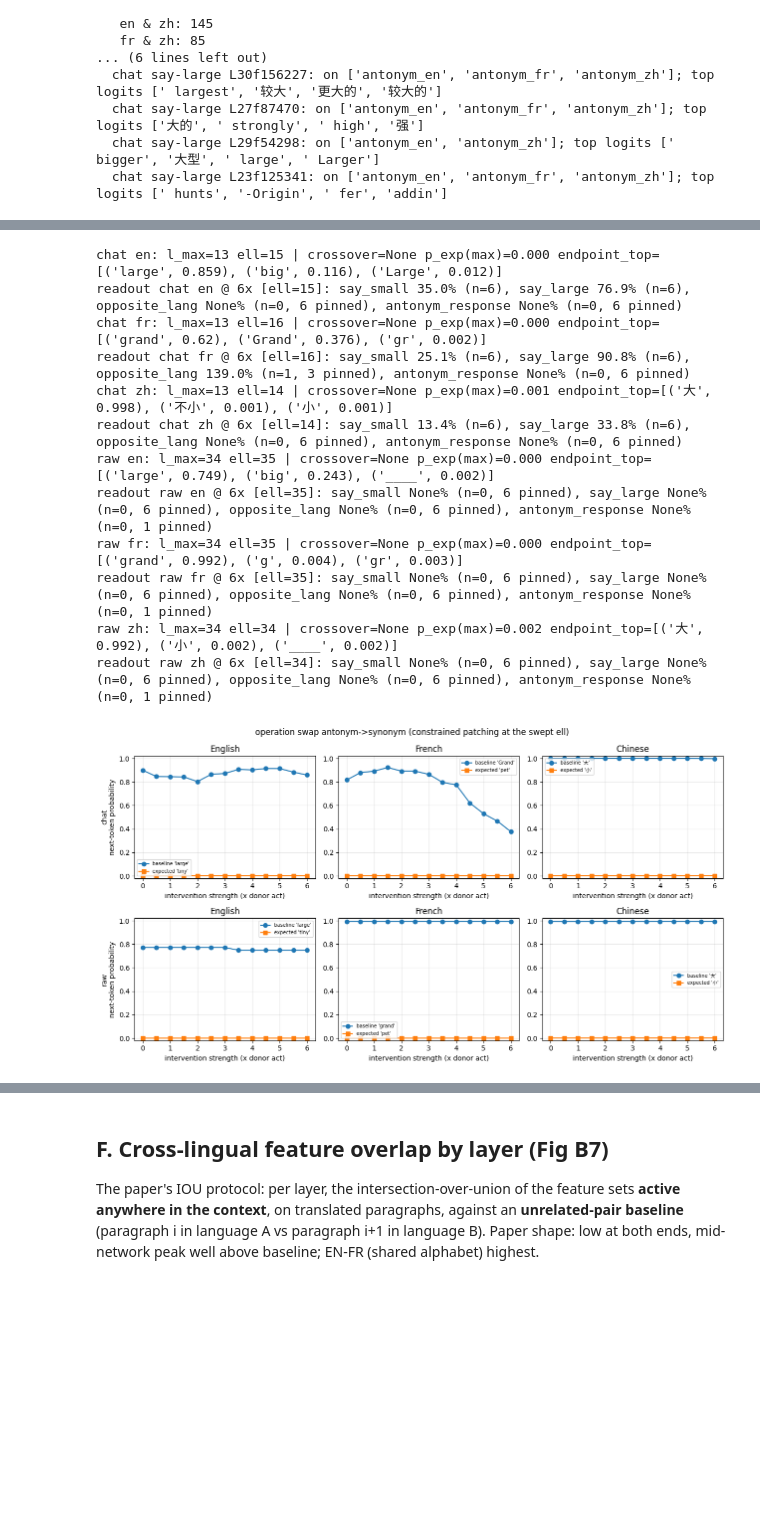
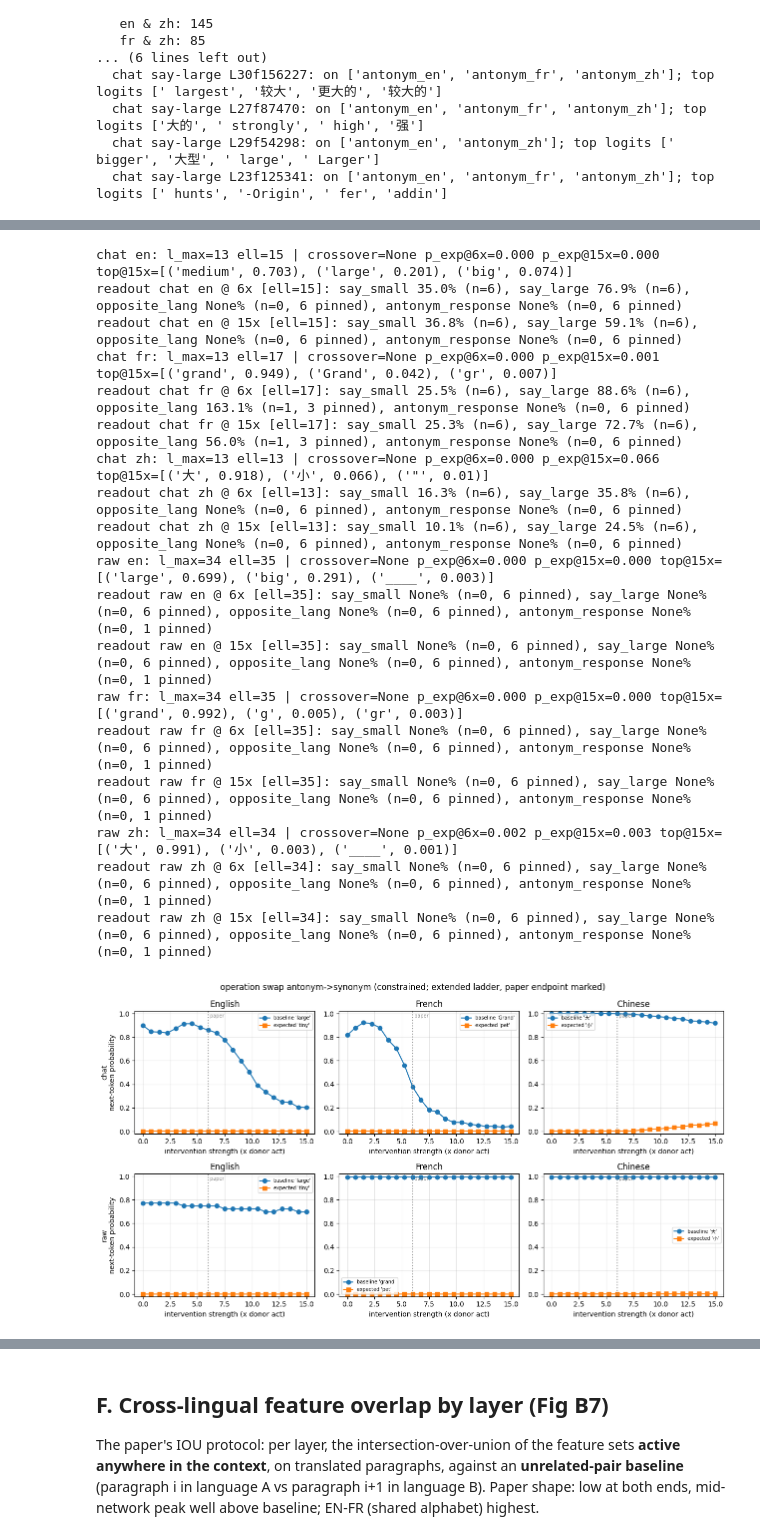
Before and after one commit to wdk0082/llm-circuits, a Jupyter notebook: notebooks/multilingual.ipynb, the cells around one changed output, grey strips where cells are left out. Drawn from its saved outputs; the diff is of its cells as text; code cells hidden in the pictures; blank space fills up the shorter version.

```diff
--- a/notebooks/multilingual.ipynb
+++ b/notebooks/multilingual.ipynb
@@ -378,6 +392,8 @@ pinned — the raw arm stays a direct-effect-only regime.
 # %%
 kind = "operation"
-_, don_max = M.PAPER_SWAP_STRENGTHS[kind]
+_, don_paper = M.PAPER_SWAP_STRENGTHS[kind]  # 6.0 — the paper endpoint, an exact grid point
+EXT = (-14.0, 15.0)  # extended tenfold along the paper coupling (v3.1); s=6 stays on-grid
+N_STEPS = 21  # 0, 0.75, ..., 15
 op_results, op_readouts = {}, {}
 for fmt in ("chat", "raw"):
     beh = behavior if fmt == "chat" else raw_behavior
@@ -394,9 +410,10 @@ for fmt in ("chat", "raw"):
             donor_graph,
             span,
             kind=kind,
+            strengths=EXT,
         )
         expected = beh["synonym"][lg]["token_id"]
-        ell, curve = M.choose_swap_end_layer(model, tc, ids[rec], ivs_fn(don_max), expected)
+        ell, curve = M.choose_swap_end_layer(model, tc, ids[rec], ivs_fn(EXT[1]), expected)
         r = M.supernode_swap_sweep(
             model,
             tc,
@@ -407,19 +424,24 @@ for fmt in ("chat", "raw"):
             baseline_token=beh["antonym"][lg]["token_id"],
             expected_token=expected,
             patch_end_layer=ell,
+            n_steps=N_STEPS,
+            strengths=EXT,
         )
         r["l_max"] = curve.end_layers[0]
+        r["paper_endpoint"] = don_paper
         r["ell_curve"] = {
             "end_layers": curve.end_layers,
             "p_expected": [round(p, 4) for p in curve.probs],
         }
         r["donor_span"] = {int(p): graphs[rec]["tokens"][p] for p in span}
         op_results[f"{fmt}_{lg}"] = r
+        i_p = r["strengths"].index(don_paper)
         print(
             f"{fmt} {lg}: l_max={r['l_max']} ell={ell} | crossover={r['crossover']} "
-            f"p_exp(max)={max(r['p_expected']):.3f} endpoint_top={r['top_tokens'][-1][:3]}"
+            f"p_exp@{don_paper:g}x={r['p_expected'][i_p]:.3f} "
+            f"p_exp@{EXT[1]:g}x={r['p_expected'][-1]:.3f} top@{EXT[1]:g}x={r['top_tokens'][-1][:3]}"
         )
-        # Fig B3 %-readouts at the endpoint (rows <= ell pinned by the protocol)
+        # Fig B3 %-readouts at the paper AND extended endpoints (rows <= ell pinned)
         ro = {
             "say_small_pct_stored": (SN[fmt]["say small (multilingual)"], donor_graph),
             "say_large_pct_baseline": (SN[fmt]["say large (multilingual)"], None),
@@ -427,63 +449,75 @@ for fmt in ("chat", "raw"):
             "antonym_response_pct_baseline": (SN[fmt]["antonym (multilingual)"], None),
         }
         rl = M.readout_layers_above([sn for sn, _ in ro.values()], ell)
-        res = M.run_feature_intervention(
-            model,
-            tc,
-            ids[rec],
-            ivs_fn(don_max),
-            n_bos_tokens=M.N_BOS,
-            patch_end_layer=ell,
-            readout_layers=rl,
-        )
-        row = {
-            name: M.supernode_readout(
-                res, sn, rec, final_pos=fin[rec], ref_graph=rg, patch_end_layer=ell
+        for s in (don_paper, EXT[1]):
+            res = M.run_feature_intervention(
+                model,
+                tc,
+                ids[rec],
+                ivs_fn(s),
+                n_bos_tokens=M.N_BOS,
+                patch_end_layer=ell,
+                readout_layers=rl,
             )
-            for name, (sn, rg) in ro.items()
-        }
-        op_readouts[f"{fmt}_{lg}@{don_max:g}x"] = row
-        M.print_readout_row(f"{fmt} {lg} @ {don_max:g}x [ell={ell}]", row)
+            row = {
+                name: M.supernode_readout(
+                    res, sn, rec, final_pos=fin[rec], ref_graph=rg, patch_end_layer=ell
+                )
+                for name, (sn, rg) in ro.items()
+            }
+            op_readouts[f"{fmt}_{lg}@{s:g}x"] = row
+            M.print_readout_row(f"{fmt} {lg} @ {s:g}x [ell={ell}]", row)
 
 fig, axes = plt.subplots(2, 3, figsize=(12.8, 7.0))
 for ri, fmt in enumerate(("chat", "raw")):
     beh = behavior if fmt == "chat" else raw_behavior
     token_strs = {
         lg: (
             tokenizer.decode([beh["antonym"][lg]["token_id"]]).strip(),
             tokenizer.decode([beh["synonym"][lg]["token_id"]]).strip(),
         )
         for lg in M.LANGS
     }
     M.plot_swap_sweeps(
         {lg: op_results[f"{fmt}_{lg}"] for lg in M.LANGS},
         tokenizer,
         token_strs,
         title="",
         ax_row=axes[ri],
     )
+    for ax in axes[ri]:
+        ax.axvline(don_paper, color="grey", ls=":", alpha=0.8)
+        ax.text(don_paper, 1.0, " paper", color="grey", fontsize=7, va="top")
     axes[ri][0].set_ylabel(f"{fmt}\nnext-token probability")
-fig.suptitle("operation swap antonym->synonym (constrained patching at the swept ell)")
+fig.suptitle(
+    "operation swap antonym->synonym (constrained; extended ladder, paper endpoint marked)"
+)
 fig.tight_layout()
 fig.savefig(OUT / "operation_sweep_constrained.png", dpi=130, bbox_inches="tight")
 plt.show()
 (OUT / "operation_results_constrained.json").write_text(
     json.dumps(op_results, indent=1, ensure_ascii=False, default=str)
 )
 (OUT / "operation_readouts_constrained.json").write_text(
     json.dumps(op_readouts, indent=1, ensure_ascii=False, default=str)
 )
 # %% [output]
-chat en: l_max=13 ell=15 | crossover=None p_exp(max)=0.000 endpoint_top=[('large', 0.859), ('big', 0.116), ('Large', 0.012)]
+chat en: l_max=13 ell=15 | crossover=None p_exp@6x=0.000 p_exp@15x=0.000 top@15x=[('medium', 0.703), ('large', 0.201), ('big', 0.074)]
 readout chat en @ 6x [ell=15]: say_small 35.0% (n=6), say_large 76.9% (n=6), opposite_lang None% (n=0, 6 pinned), antonym_response None% (n=0, 6 pinned)
-chat fr: l_max=13 ell=16 | crossover=None p_exp(max)=0.000 endpoint_top=[('grand', 0.62), ('Grand', 0.376), ('gr', 0.002)]
-readout chat fr @ 6x [ell=16]: say_small 25.1% (n=6), say_large 90.8% (n=6), opposite_lang 139.0% (n=1, 3 pinned), antonym_response None% (n=0, 6 pinned)
-chat zh: l_max=13 ell=14 | crossover=None p_exp(max)=0.001 endpoint_top=[('大', 0.998), ('不小', 0.001), ('小', 0.001)]
-readout chat zh @ 6x [ell=14]: say_small 13.4% (n=6), say_large 33.8% (n=6), opposite_lang None% (n=0, 6 pinned), antonym_response None% (n=0, 6 pinned)
-raw en: l_max=34 ell=35 | crossover=None p_exp(max)=0.000 endpoint_top=[('large', 0.749), ('big', 0.243), ('____', 0.002)]
+readout chat en @ 15x [ell=15]: say_small 36.8% (n=6), say_large 59.1% (n=6), opposite_lang None% (n=0, 6 pinned), antonym_response None% (n=0, 6 pinned)
+chat fr: l_max=13 ell=17 | crossover=None p_exp@6x=0.000 p_exp@15x=0.001 top@15x=[('grand', 0.949), ('Grand', 0.042), ('gr', 0.007)]
+readout chat fr @ 6x [ell=17]: say_small 25.5% (n=6), say_large 88.6% (n=6), opposite_lang 163.1% (n=1, 3 pinned), antonym_response None% (n=0, 6 pinned)
+readout chat fr @ 15x [ell=17]: say_small 25.3% (n=6), say_large 72.7% (n=6), opposite_lang 56.0% (n=1, 3 pinned), antonym_response None% (n=0, 6 pinned)
+chat zh: l_max=13 ell=13 | crossover=None p_exp@6x=0.000 p_exp@15x=0.066 top@15x=[('大', 0.918), ('小', 0.066), ('"', 0.01)]
+readout chat zh @ 6x [ell=13]: say_small 16.3% (n=6), say_large 35.8% (n=6), opposite_lang None% (n=0, 6 pinned), antonym_response None% (n=0, 6 pinned)
+readout chat zh @ 15x [ell=13]: say_small 10.1% (n=6), say_large 24.5% (n=6), opposite_lang None% (n=0, 6 pinned), antonym_response None% (n=0, 6 pinned)
+raw en: l_max=34 ell=35 | crossover=None p_exp@6x=0.000 p_exp@15x=0.000 top@15x=[('large', 0.699), ('big', 0.291), ('____', 0.003)]
 readout raw en @ 6x [ell=35]: say_small None% (n=0, 6 pinned), say_large None% (n=0, 6 pinned), opposite_lang None% (n=0, 6 pinned), antonym_response None% (n=0, 1 pinned)
-raw fr: l_max=34 ell=35 | crossover=None p_exp(max)=0.000 endpoint_top=[('grand', 0.992), ('g', 0.004), ('gr', 0.003)]
+readout raw en @ 15x [ell=35]: say_small None% (n=0, 6 pinned), say_large None% (n=0, 6 pinned), opposite_lang None% (n=0, 6 pinned), antonym_response None% (n=0, 1 pinned)
+raw fr: l_max=34 ell=35 | crossover=None p_exp@6x=0.000 p_exp@15x=0.000 top@15x=[('grand', 0.992), ('g', 0.005), ('gr', 0.003)]
 readout raw fr @ 6x [ell=35]: say_small None% (n=0, 6 pinned), say_large None% (n=0, 6 pinned), opposite_lang None% (n=0, 6 pinned), antonym_response None% (n=0, 1 pinned)
-raw zh: l_max=34 ell=34 | crossover=None p_exp(max)=0.002 endpoint_top=[('大', 0.992), ('小', 0.002), ('____', 0.002)]
+readout raw fr @ 15x [ell=35]: say_small None% (n=0, 6 pinned), say_large None% (n=0, 6 pinned), opposite_lang None% (n=0, 6 pinned), antonym_response None% (n=0, 1 pinned)
+raw zh: l_max=34 ell=34 | crossover=None p_exp@6x=0.002 p_exp@15x=0.003 top@15x=[('大', 0.991), ('小', 0.003), ('____', 0.001)]
 readout raw zh @ 6x [ell=34]: say_small None% (n=0, 6 pinned), say_large None% (n=0, 6 pinned), opposite_lang None% (n=0, 6 pinned), antonym_response None% (n=0, 1 pinned)
+readout raw zh @ 15x [ell=34]: say_small None% (n=0, 6 pinned), say_large None% (n=0, 6 pinned), opposite_lang None% (n=0, 6 pinned), antonym_response None% (n=0, 1 pinned)
-[figure, old version]
+[figure, new version]
```
Also changed, not shown: parts of 12 cells of this notebook, 12 other files.
